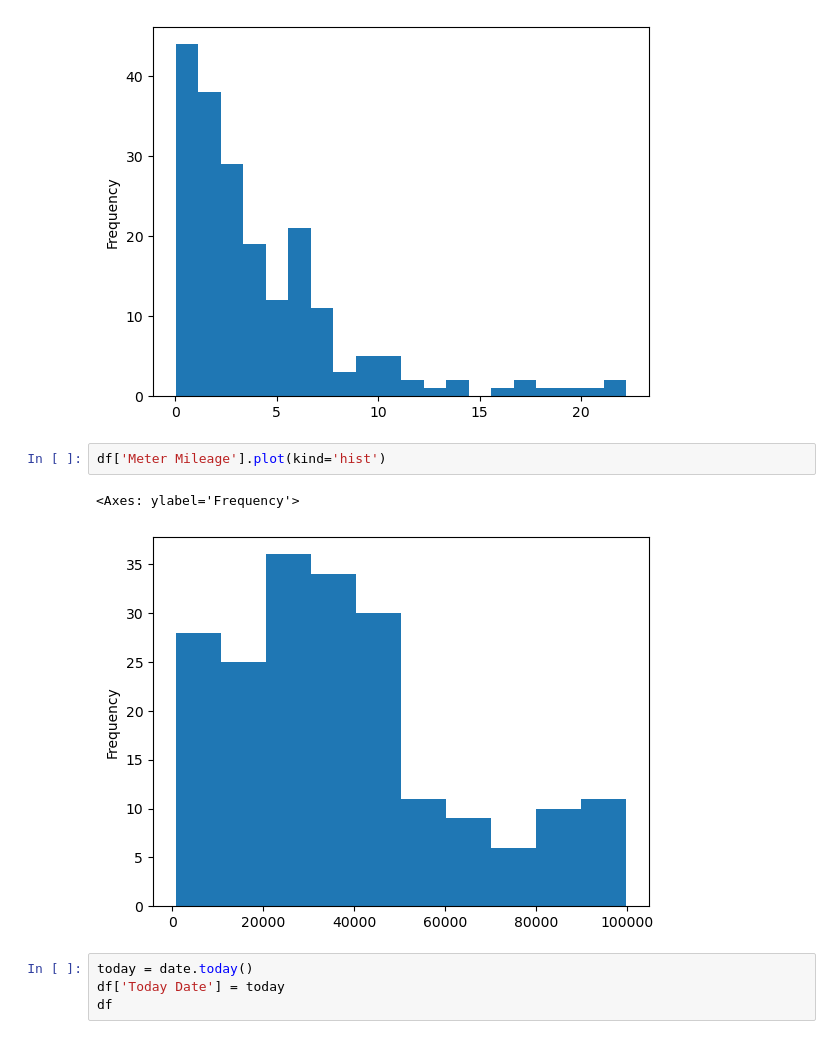
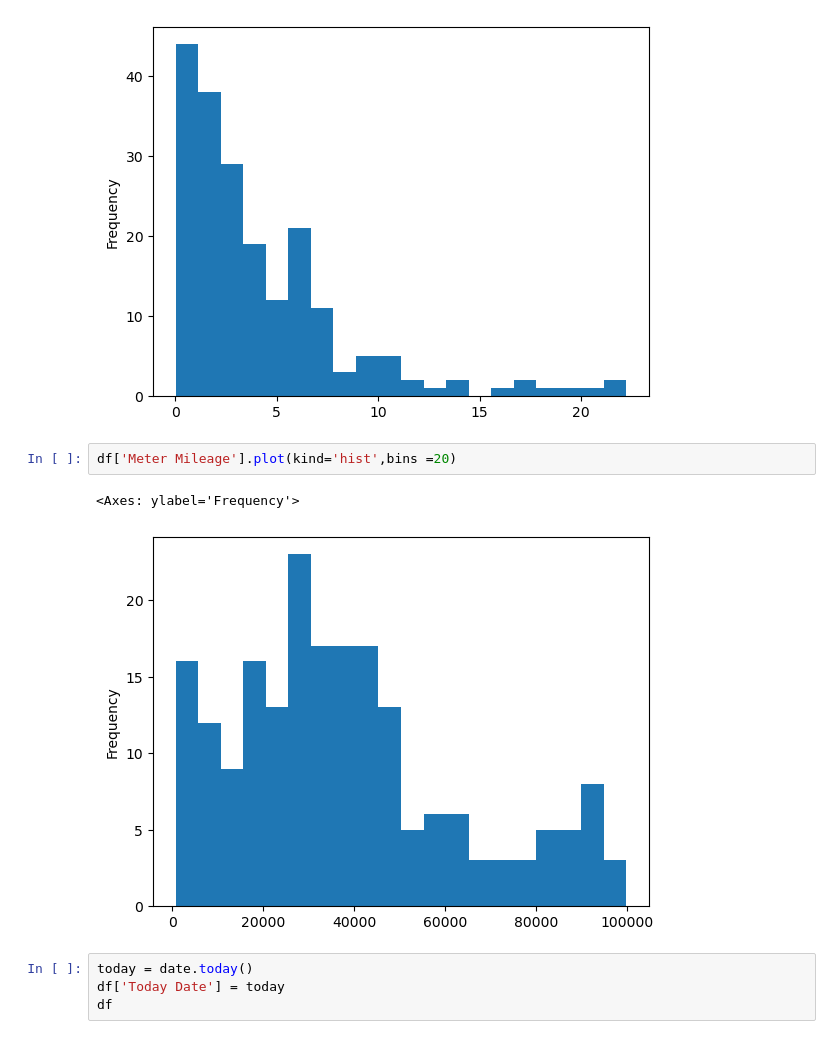
Before and after one commit to zhixe/intelligent-meter-test, a Jupyter notebook: ML/EDA.ipynb, the cells around one changed output. Saved outputs shown, nothing was run; the diff lists cells and outputs as text.

Commit message:
Generating mileage data

```diff
--- a/ML/EDA.ipynb
+++ b/ML/EDA.ipynb
@@ -118,10 +119,10 @@ df['Meter Age'].plot(kind='hist',bins=20)
 <Axes: ylabel='Frequency'>
 [figure]
 # %%
-df['Meter Mileage'].plot(kind='hist')
+df['Meter Mileage'].plot(kind='hist',bins =20)
 # %% [output]
 <Axes: ylabel='Frequency'>
-[figure, old version]
+[figure, new version]
 # %%
 today = date.today()
 df['Today Date'] = today
```
Also changed, not shown: parts of 16 cells of this notebook, 1 other file.
